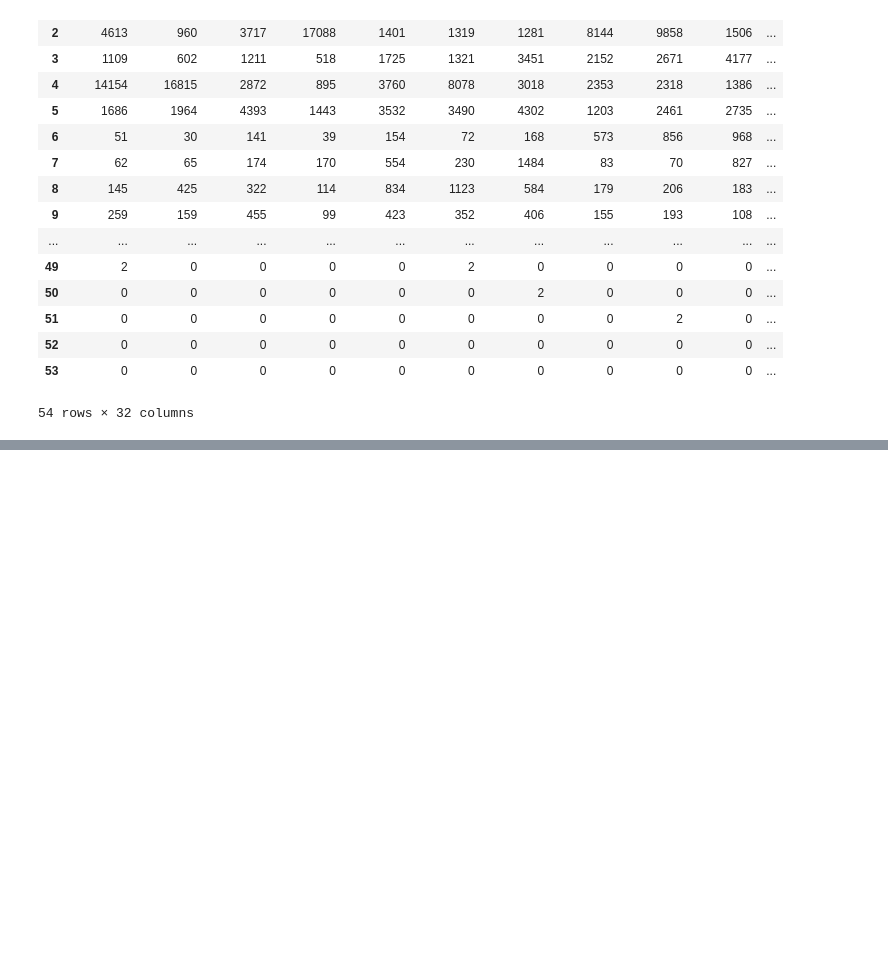
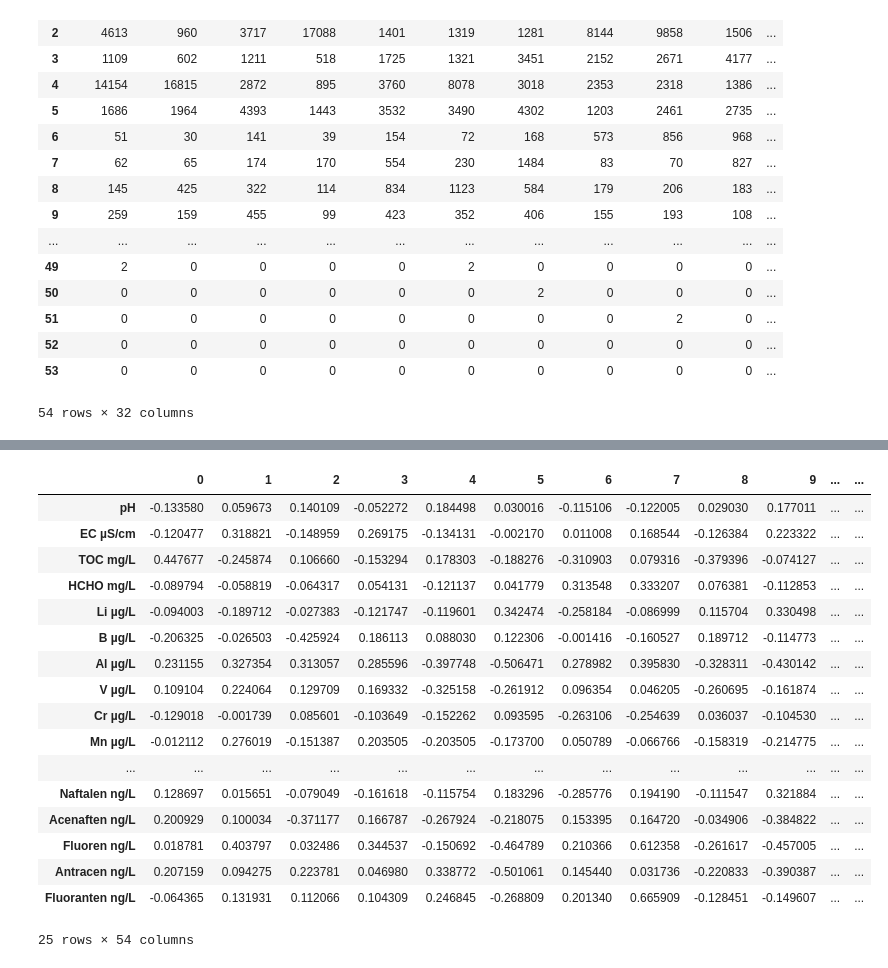
Before and after one commit to melehean/Bioinformatics-Project, a Jupyter notebook: type_analysis.ipynb, the cells around one changed output, grey strips where cells are left out. Drawn from its saved outputs; the diff is of its cells as text; code cells hidden in the pictures; blank space fills up the shorter version.

```diff
--- a/type_analysis.ipynb
+++ b/type_analysis.ipynb
@@ -119,0 +128,21 @@ ml_methods.get_results_for_all_bacteria(
+# %%
+results_gathering.get_correlation(chemical_data, type_data)
+# %% [output]
+|  | 0 | 1 | 2 | 3 | 4 | 5 | 6 | 7 | 8 | 9 | ... | ... |
+| pH | -0.133580 | 0.059673 | 0.140109 | -0.052272 | 0.184498 | 0.030016 | -0.115106 | -0.122005 | 0.029030 | 0.177011 | ... | ... |
+| EC µS/cm | -0.120477 | 0.318821 | -0.148959 | 0.269175 | -0.134131 | -0.002170 | 0.011008 | 0.168544 | -0.126384 | 0.223322 | ... | ... |
+| TOC mg/L | 0.447677 | -0.245874 | 0.106660 | -0.153294 | 0.178303 | -0.188276 | -0.310903 | 0.079316 | -0.379396 | -0.074127 | ... | ... |
+| HCHO mg/L | -0.089794 | -0.058819 | -0.064317 | 0.054131 | -0.121137 | 0.041779 | 0.313548 | 0.333207 | 0.076381 | -0.112853 | ... | ... |
+| Li µg/L | -0.094003 | -0.189712 | -0.027383 | -0.121747 | -0.119601 | 0.342474 | -0.258184 | -0.086999 | 0.115704 | 0.330498 | ... | ... |
+| B µg/L | -0.206325 | -0.026503 | -0.425924 | 0.186113 | 0.088030 | 0.122306 | -0.001416 | -0.160527 | 0.189712 | -0.114773 | ... | ... |
+| Al µg/L | 0.231155 | 0.327354 | 0.313057 | 0.285596 | -0.397748 | -0.506471 | 0.278982 | 0.395830 | -0.328311 | -0.430142 | ... | ... |
+| V µg/L | 0.109104 | 0.224064 | 0.129709 | 0.169332 | -0.325158 | -0.261912 | 0.096354 | 0.046205 | -0.260695 | -0.161874 | ... | ... |
+| Cr µg/L | -0.129018 | -0.001739 | 0.085601 | -0.103649 | -0.152262 | 0.093595 | -0.263106 | -0.254639 | 0.036037 | -0.104530 | ... | ... |
+| Mn µg/L | -0.012112 | 0.276019 | -0.151387 | 0.203505 | -0.203505 | -0.173700 | 0.050789 | -0.066766 | -0.158319 | -0.214775 | ... | ... |
+| ... | ... | ... | ... | ... | ... | ... | ... | ... | ... | ... | ... | ... |
+| Naftalen ng/L | 0.128697 | 0.015651 | -0.079049 | -0.161618 | -0.115754 | 0.183296 | -0.285776 | 0.194190 | -0.111547 | 0.321884 | ... | ... |
+| Acenaften ng/L | 0.200929 | 0.100034 | -0.371177 | 0.166787 | -0.267924 | -0.218075 | 0.153395 | 0.164720 | -0.034906 | -0.384822 | ... | ... |
+| Fluoren ng/L | 0.018781 | 0.403797 | 0.032486 | 0.344537 | -0.150692 | -0.464789 | 0.210366 | 0.612358 | -0.261617 | -0.457005 | ... | ... |
+| Antracen ng/L | 0.207159 | 0.094275 | 0.223781 | 0.046980 | 0.338772 | -0.501061 | 0.145440 | 0.031736 | -0.220833 | -0.390387 | ... | ... |
+| Fluoranten ng/L | -0.064365 | 0.131931 | 0.112066 | 0.104309 | 0.246845 | -0.268809 | 0.201340 | 0.665909 | -0.128451 | -0.149607 | ... | ... |
+25 rows × 54 columns
```
Also changed, not shown: parts of 7 cells of this notebook, 5 other files.
